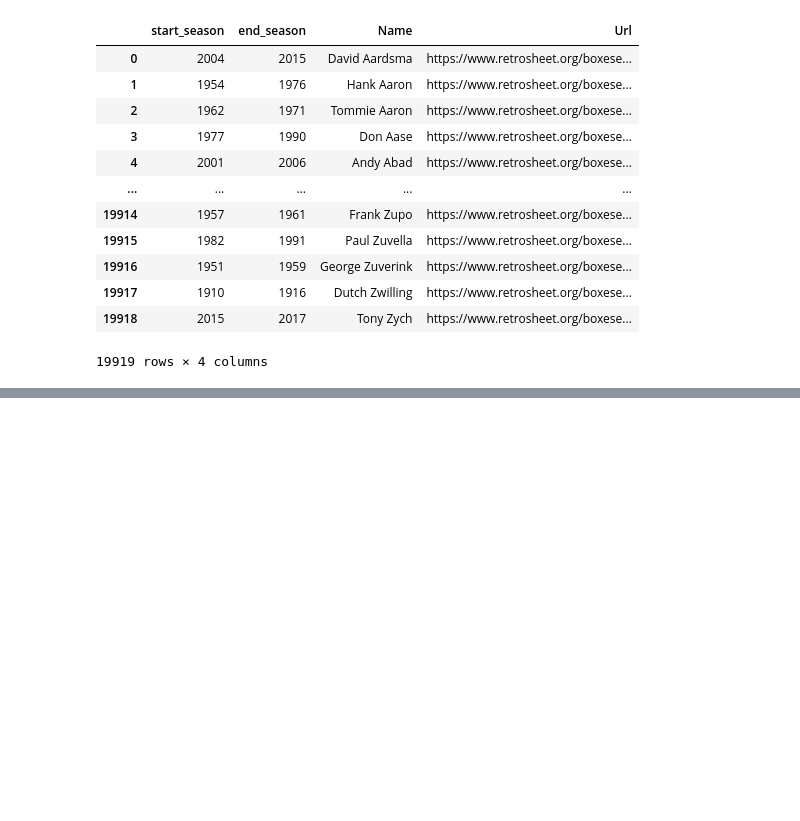
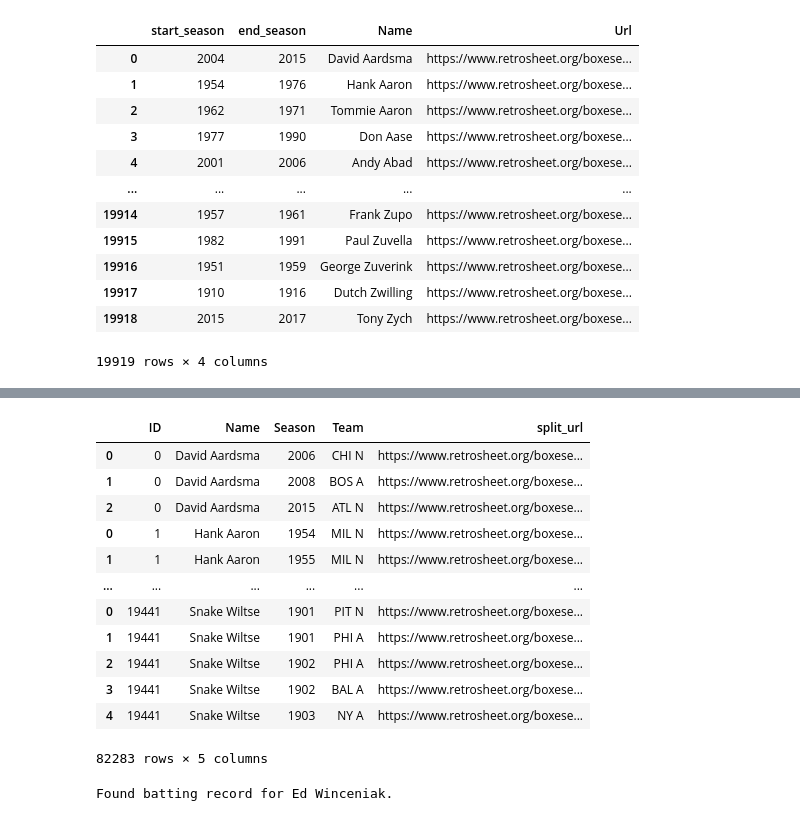
Before and after one commit to kiwymic/MLB-data-analysis, a Jupyter notebook: Retrosheet scrape.ipynb, the cells around one changed output, grey strips where cells are left out. Saved outputs shown, nothing was run; the diff lists cells and outputs as text; code cells hidden in the pictures; blank space fills up the shorter version.

Commit message:
Retrosheet scraping. Player page retrieved, prepared html links to split pages

```diff
--- a/Retrosheet scrape.ipynb
+++ b/Retrosheet scrape.ipynb
@@ -89,0 +86,39 @@ df_player_urls.to_csv("players_url.csv");
+# %%
+df_player_yearly_stats = pd.DataFrame(columns = ["ID", "Name", "Season", "Team", "split_url"]);
+df_player_career_stats = pd.DataFrame(columns = ["ID", "Name", "split_url"]);
+# %%
+for ind in df_player_urls.index:
+    player_name = df_player_urls.loc[ind, "Name"];
+    url = df_player_urls.loc[ind, "Url"];
+
+    response = requests.get(url, headers=headers);
+    text = BeautifulSoup(response.text, 'html.parser');
+
+    if response.status_code != 200:
+        raise Exception(f"The status code is not 200! It is {response.status_code}.");
+
+    a = text.findAll("pre");
+    for ta in a:
+        if ta.get_text().find("Batting Record") != -1:
+            print("Found batting record for " + player_name + ".");
+            break;
+
+    batting_links = ta.findAll("a");
+
+    links_counter = False;
+    career_list = [];
+    split_link = "";
+    for i in range(len(batting_links)):
+        if batting_links[i].string == "Splits":
+            links_counter = True;
+            split_link = retro_page_affix + batting_links[i].get("href")[3:];
+        elif batting_links[i].string.isnumeric() and links_counter:
+            split_year = int(batting_links[i].string);
+            print(split_year);
+        elif links_counter:
+            links_counter = False;
+            career_list.append([ind, player_name, split_year, batting_links[i].string, split_link]);
+
+    df_player_yearly_stats = df_player_yearly_stats.append(pd.DataFrame(career_list[0:], columns = df_player_yearly_stats.columns));
+    if split_link != "":
+        df_player_career_stats.loc[len(df_player_career_stats)] = [ind, player_name, split_link];
@@ -89,0 +161,34 @@ df_player_urls.to_csv("players_url.csv");
+# %%
+df_player_yearly_stats
+# %% [output]
+|  | ID | Name | Season | Team | split_url |
+| 0 | 0 | David Aardsma | 2006 | CHI N | https://www.retrosheet.org/boxese... |
+| 1 | 0 | David Aardsma | 2008 | BOS A | https://www.retrosheet.org/boxese... |
+| 2 | 0 | David Aardsma | 2015 | ATL N | https://www.retrosheet.org/boxese... |
+| 0 | 1 | Hank Aaron | 1954 | MIL N | https://www.retrosheet.org/boxese... |
+| 1 | 1 | Hank Aaron | 1955 | MIL N | https://www.retrosheet.org/boxese... |
+| ... | ... | ... | ... | ... | ... |
+| 0 | 19441 | Snake Wiltse | 1901 | PIT N | https://www.retrosheet.org/boxese... |
+| 1 | 19441 | Snake Wiltse | 1901 | PHI A | https://www.retrosheet.org/boxese... |
+| 2 | 19441 | Snake Wiltse | 1902 | PHI A | https://www.retrosheet.org/boxese... |
+| 3 | 19441 | Snake Wiltse | 1902 | BAL A | https://www.retrosheet.org/boxese... |
+| 4 | 19441 | Snake Wiltse | 1903 | NY A | https://www.retrosheet.org/boxese... |
+82283 rows × 5 columns
+# %%
+url = df_player_urls.loc[15273, "Url"];
+
+response = requests.get(url, headers=headers);
+text = BeautifulSoup(response.text, 'html.parser');
+
+if response.status_code != 200:
+    raise Exception(f"The status code is not 200! It is {response.status_code}.");
+
+a = text.findAll("pre");
+for ta in a:
+    if ta.get_text().find("Batting Record") != -1:
+        print("Found batting record for " + player_name + ".");
+        break;
+
+batting_links = ta.findAll("a");
+# %% [output]
+Found batting record for Ed Winceniak.
```
Also changed, not shown: parts of 7 cells of this notebook.
